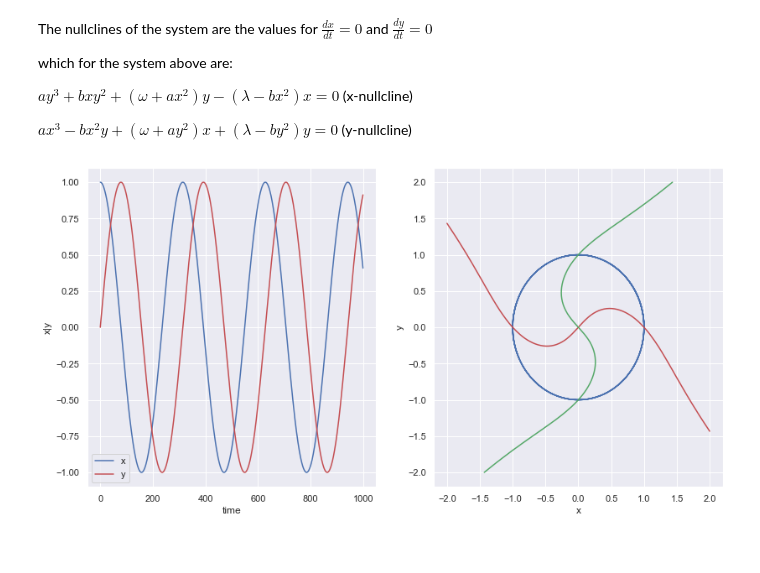
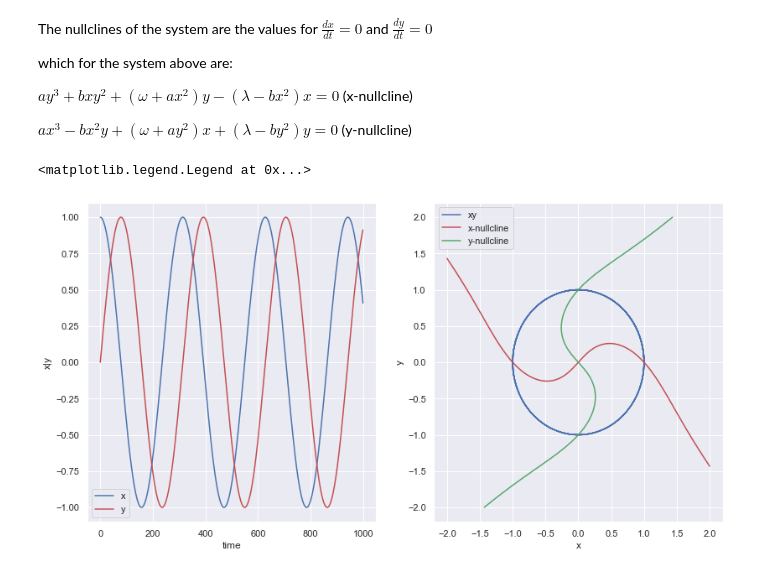
Before and after one commit to dbikiel/lambdaomega, a Jupyter notebook: Lambda-Omega Dynamics Analysis.ipynb, the cells around one changed output. Saved outputs shown, nothing was run; the diff lists cells and outputs as text; code cells hidden in the pictures.

```diff
--- a/Lambda-Omega Dynamics Analysis.ipynb
+++ b/Lambda-Omega Dynamics Analysis.ipynb
@@ -29,11 +30,13 @@ Under this formulation, $\Lambda(\vec r) = 0$ are the circular limit cycles.
 # %% [markdown]
 ## Numerical integration of the dynamic system
 # %%
-def df_dt(f0, t):
+def df_dt(t, f0):
     r = f0[0]
     theta = f0[1]
+
     #dr/dt
     dr_dt = r*lambda_function(l, b, r)
+
     #dtheta/dt
     dtheta_dt = omega_function(o, a, r)
 
@@ -60,10 +63,14 @@ theta_0 = 0
 f0 = [r_0, theta_0]
 
 #Solve
-sol = odeint(df_dt, f0, ts)
+#sol = odeint(df_dt, f0, ts, tfirst=True)
+sol = solve_ivp(df_dt, t_span = [0,1000],t_eval = ts, y0 = f0)
 # %%
-r = sol[:,0]
-theta = sol[:,1]
+#r = sol[:,0]
+#theta = sol[:,1]
+
+r = sol.y[0]
+theta = sol.y[1]
 
 fig= plt.figure(figsize=(21,7))
 
@@ -112,18 +119,20 @@ for i in np.linspace(-2,2,200):
 # %%
 fig= plt.figure(figsize=(21,7))
 
 plt.subplot(1,3,1)
 plt.plot(r*np.cos(theta),'b')
 plt.plot(r*np.sin(theta),'r')
 plt.legend(['x','y'])
 plt.ylabel('x|y')
 plt.xlabel('time');
 
 plt.subplot(1,3,2)
 plt.plot(r*np.cos(theta),r*np.sin(theta))
 plt.ylabel('y')
 plt.xlabel('x');
 plt.plot(np.linspace(-2,2,200),x_null, 'r')
 plt.plot(y_null, np.linspace(-2,2,200), 'g');
+plt.legend(['xy','x-nullcline','y-nullcline'])
 # %% [output]
+<matplotlib.legend.Legend at 0x...>
-[figure, old version]
+[figure, new version]
```
Also changed, not shown: parts of 5 cells of this notebook.
